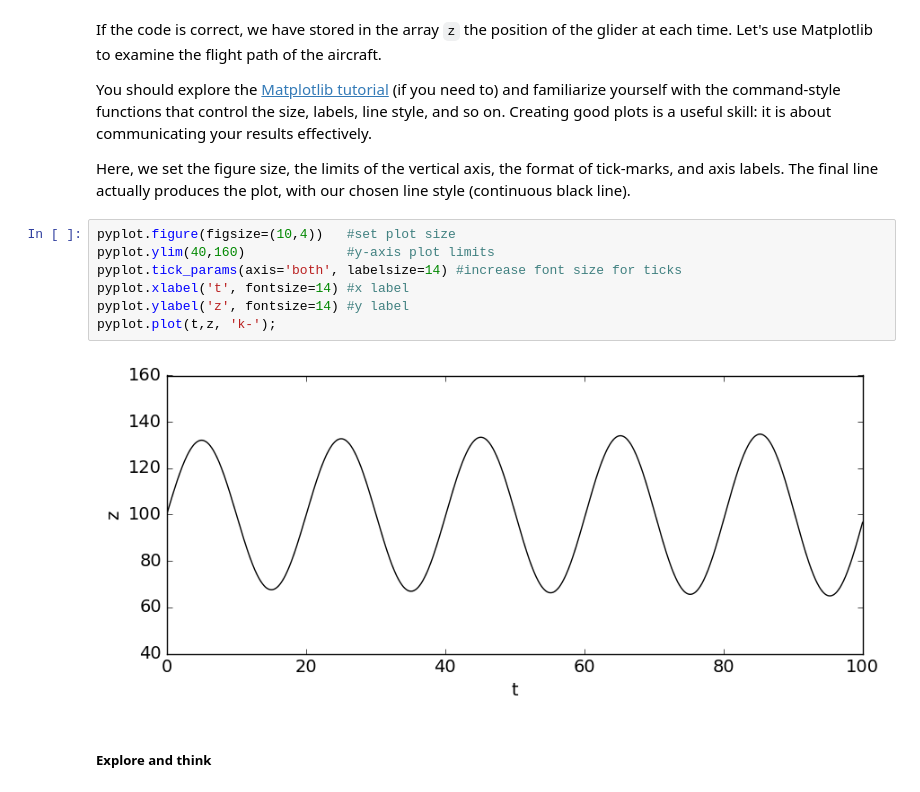
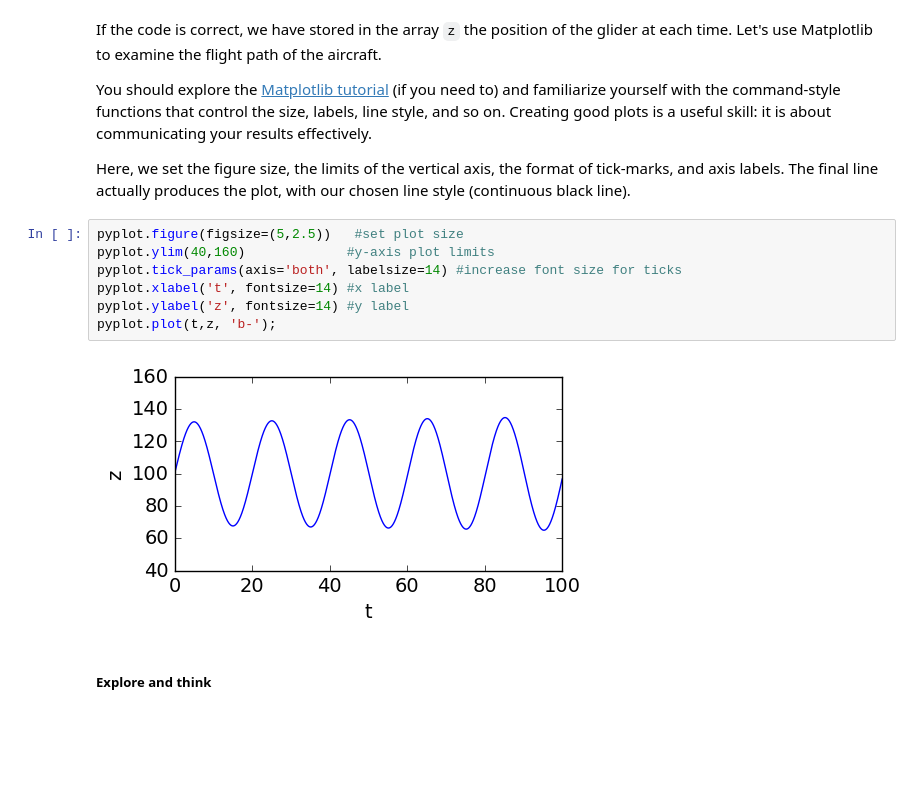
Before and after one commit to strankid/numerical-mooc, a Jupyter notebook: lessons/01_phugoid/01_02_Phugoid_Oscillation_learningObjectives.ipynb, the cells around one changed output. Drawn from its saved outputs; the diff is of its cells as text; blank space fills up the shorter version.

```diff
--- a/lessons/01_phugoid/01_02_Phugoid_Oscillation_learningObjectives.ipynb
+++ b/lessons/01_phugoid/01_02_Phugoid_Oscillation_learningObjectives.ipynb
@@ -208,14 +218,14 @@ You should explore the [Matplotlib tutorial](http://matplotlib.org/users/pyplot_
 
 Here, we set the figure size, the limits of the vertical axis, the format of tick-marks, and axis labels. The final line actually produces the plot, with our chosen line style (continuous black line).
 # %%
-pyplot.figure(figsize=(10,4))   #set plot size
+pyplot.figure(figsize=(5,2.5))   #set plot size
 pyplot.ylim(40,160)             #y-axis plot limits
 pyplot.tick_params(axis='both', labelsize=14) #increase font size for ticks
 pyplot.xlabel('t', fontsize=14) #x label
 pyplot.ylabel('z', fontsize=14) #y label
-pyplot.plot(t,z, 'k-');
+pyplot.plot(t,z, 'b-');
 # %% [output]
-[figure, old version]
+[figure, new version]
 # %% [markdown]
 ##### Explore and think
 # %% [markdown]
```
Also changed, not shown: parts of 3 cells of this notebook, 3 other files.
